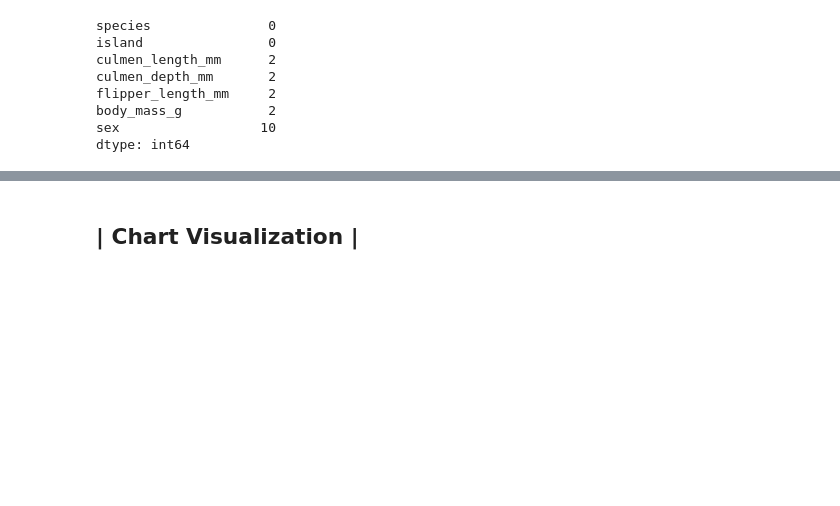
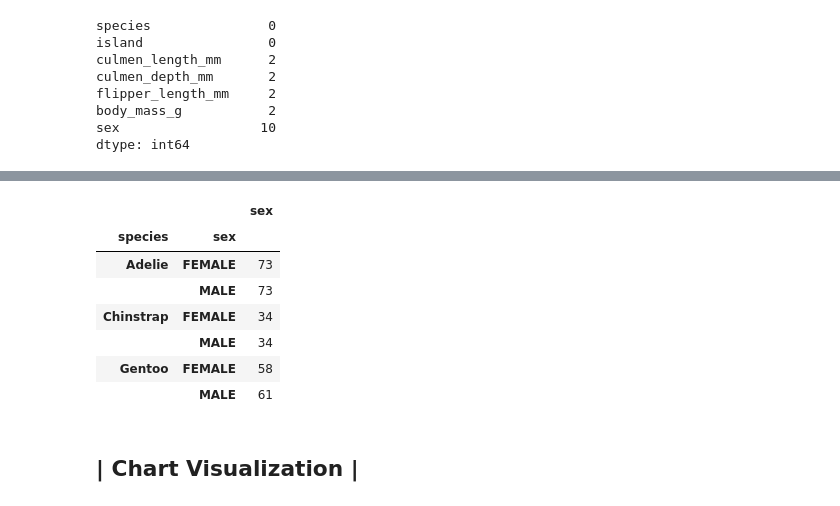
Before and after one commit to AlfaisalGassim/palmerPenguinsEDA, a Jupyter notebook: palmerpenguins.ipynb, the cells around one changed output, grey strips where cells are left out. Cells and saved outputs as stored; diff of their text form; code cells hidden in the pictures; blank space fills up the shorter version.

```diff
--- a/palmerpenguins.ipynb
+++ b/palmerpenguins.ipynb
@@ -101,5 +87,6 @@ body_mass_g           2
 sex                  10
 dtype: int64
 # %%
-# Dropping null values
+# Dropping null values and reseting index
 peng = peng.dropna()
+peng.reset_index(drop=True, inplace=True)
@@ -105,0 +100,3 @@ peng = peng.dropna()
+# %%
+peng = peng.drop(327)
+peng.reset_index(drop=True, inplace=True)
@@ -127,3 +163,15 @@ peng.head()
+# %%
+# penguins gender distribution based on species
+(peng.groupby(["species","sex"])["sex"].count()).to_frame()
+# %% [output]
+|  |  | sex |
+| species | sex |  |
+| Adelie | FEMALE | 73 |
+|  | MALE | 73 |
+| Chinstrap | FEMALE | 34 |
+|  | MALE | 34 |
+| Gentoo | FEMALE | 58 |
+|  | MALE | 61 |
 # %% [markdown]
 ## | Chart Visualization |
 # %%
```
Also changed, not shown: parts of 17 cells of this notebook, 8 other files.
